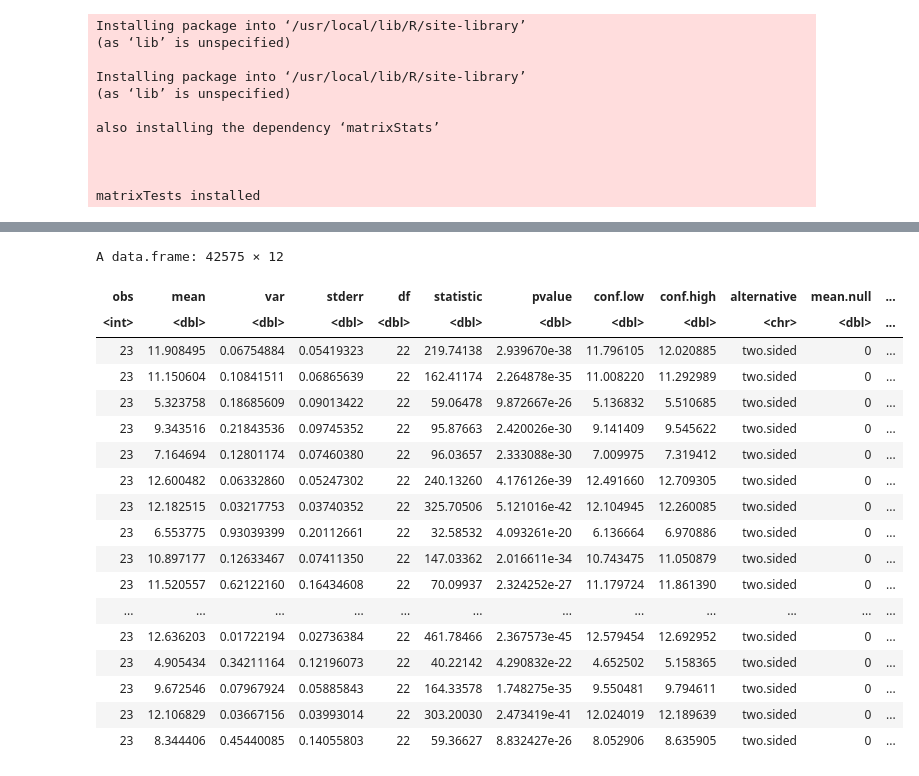
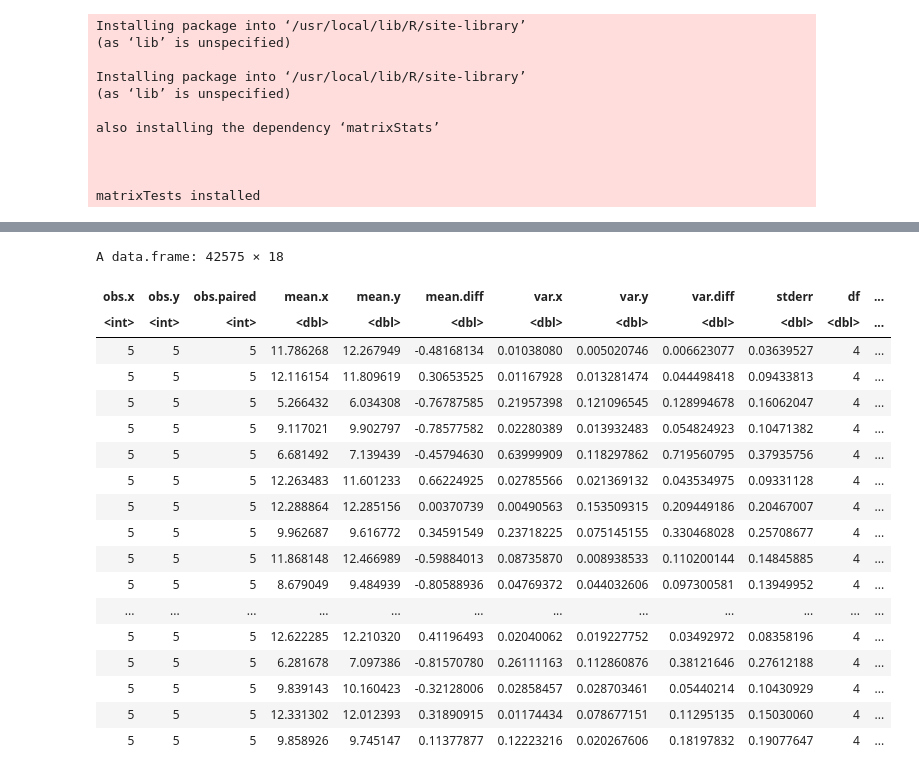
Before and after one commit to almedida/thesis, a Jupyter notebook: t_test.ipynb, the cells around one changed output, grey strips where cells are left out. Cells and saved outputs as stored; diff of their text form; code cells hidden in the pictures.

```diff
--- a/t_test.ipynb
+++ b/t_test.ipynb
@@ -70,27 +64,27 @@ dataExprBALBTech_df_N <- data.matrix(dataExprBALBTech_df, rownames.force = NA)
 # %%
-dataExprBALBTech_df_ttest
+kidney_ttest
 
-write.csv(dataExprBALBTech_df_ttest, "datExprBALBTech_ttest.csv")
+write.csv(kidney_ttest, "kidney_ttest.csv")
 # %% [output]
-A data.frame: 42575 × 12
+A data.frame: 42575 × 18
-| obs | mean | var | stderr | df | statistic | pvalue | conf.low | conf.high | alternative | mean.null | ... |
-| <int> | <dbl> | <dbl> | <dbl> | <dbl> | <dbl> | <dbl> | <dbl> | <dbl> | <chr> | <dbl> | ... |
-| 23 | 11.908495 | 0.06754884 | 0.05419323 | 22 | 219.74138 | 2.939670e-38 | 11.796105 | 12.020885 | two.sided | 0 | ... |
-| 23 | 11.150604 | 0.10841511 | 0.06865639 | 22 | 162.41174 | 2.264878e-35 | 11.008220 | 11.292989 | two.sided | 0 | ... |
-| 23 | 5.323758 | 0.18685609 | 0.09013422 | 22 | 59.06478 | 9.872667e-26 | 5.136832 | 5.510685 | two.sided | 0 | ... |
-| 23 | 9.343516 | 0.21843536 | 0.09745352 | 22 | 95.87663 | 2.420026e-30 | 9.141409 | 9.545622 | two.sided | 0 | ... |
-| 23 | 7.164694 | 0.12801174 | 0.07460380 | 22 | 96.03657 | 2.333088e-30 | 7.009975 | 7.319412 | two.sided | 0 | ... |
-| 23 | 12.600482 | 0.06332860 | 0.05247302 | 22 | 240.13260 | 4.176126e-39 | 12.491660 | 12.709305 | two.sided | 0 | ... |
-| 23 | 12.182515 | 0.03217753 | 0.03740352 | 22 | 325.70506 | 5.121016e-42 | 12.104945 | 12.260085 | two.sided | 0 | ... |
-| 23 | 6.553775 | 0.93039399 | 0.20112661 | 22 | 32.58532 | 4.093261e-20 | 6.136664 | 6.970886 | two.sided | 0 | ... |
-| 23 | 10.897177 | 0.12633467 | 0.07411350 | 22 | 147.03362 | 2.016611e-34 | 10.743475 | 11.050879 | two.sided | 0 | ... |
-| 23 | 11.520557 | 0.62122160 | 0.16434608 | 22 | 70.09937 | 2.324252e-27 | 11.179724 | 11.861390 | two.sided | 0 | ... |
+| obs.x | obs.y | obs.paired | mean.x | mean.y | mean.diff | var.x | var.y | var.diff | stderr | df | ... |
+| <int> | <int> | <int> | <dbl> | <dbl> | <dbl> | <dbl> | <dbl> | <dbl> | <dbl> | <dbl> | ... |
+| 5 | 5 | 5 | 11.786268 | 12.267949 | -0.48168134 | 0.01038080 | 0.005020746 | 0.006623077 | 0.03639527 | 4 | ... |
+| 5 | 5 | 5 | 12.116154 | 11.809619 | 0.30653525 | 0.01167928 | 0.013281474 | 0.044498418 | 0.09433813 | 4 | ... |
+| 5 | 5 | 5 | 5.266432 | 6.034308 | -0.76787585 | 0.21957398 | 0.121096545 | 0.128994678 | 0.16062047 | 4 | ... |
+| 5 | 5 | 5 | 9.117021 | 9.902797 | -0.78577582 | 0.02280389 | 0.013932483 | 0.054824923 | 0.10471382 | 4 | ... |
+| 5 | 5 | 5 | 6.681492 | 7.139439 | -0.45794630 | 0.63999909 | 0.118297862 | 0.719560795 | 0.37935756 | 4 | ... |
+| 5 | 5 | 5 | 12.263483 | 11.601233 | 0.66224925 | 0.02785566 | 0.021369132 | 0.043534975 | 0.09331128 | 4 | ... |
+| 5 | 5 | 5 | 12.288864 | 12.285156 | 0.00370739 | 0.00490563 | 0.153509315 | 0.209449186 | 0.20467007 | 4 | ... |
+| 5 | 5 | 5 | 9.962687 | 9.616772 | 0.34591549 | 0.23718225 | 0.075145155 | 0.330468028 | 0.25708677 | 4 | ... |
+| 5 | 5 | 5 | 11.868148 | 12.466989 | -0.59884013 | 0.08735870 | 0.008938533 | 0.110200144 | 0.14845885 | 4 | ... |
+| 5 | 5 | 5 | 8.679049 | 9.484939 | -0.80588936 | 0.04769372 | 0.044032606 | 0.097300581 | 0.13949952 | 4 | ... |
 | ... | ... | ... | ... | ... | ... | ... | ... | ... | ... | ... | ... |
-| 23 | 12.636203 | 0.01722194 | 0.02736384 | 22 | 461.78466 | 2.367573e-45 | 12.579454 | 12.692952 | two.sided | 0 | ... |
-| 23 | 4.905434 | 0.34211164 | 0.12196073 | 22 | 40.22142 | 4.290832e-22 | 4.652502 | 5.158365 | two.sided | 0 | ... |
-| 23 | 9.672546 | 0.07967924 | 0.05885843 | 22 | 164.33578 | 1.748275e-35 | 9.550481 | 9.794611 | two.sided | 0 | ... |
-| 23 | 12.106829 | 0.03667156 | 0.03993014 | 22 | 303.20030 | 2.473419e-41 | 12.024019 | 12.189639 | two.sided | 0 | ... |
-| 23 | 8.344406 | 0.45440085 | 0.14055803 | 22 | 59.36627 | 8.832427e-26 | 8.052906 | 8.635905 | two.sided | 0 | ... |
+| 5 | 5 | 5 | 12.622285 | 12.210320 | 0.41196493 | 0.02040062 | 0.019227752 | 0.03492972 | 0.08358196 | 4 | ... |
+| 5 | 5 | 5 | 6.281678 | 7.097386 | -0.81570780 | 0.26111163 | 0.112860876 | 0.38121646 | 0.27612188 | 4 | ... |
+| 5 | 5 | 5 | 9.839143 | 10.160423 | -0.32128006 | 0.02858457 | 0.028703461 | 0.05440214 | 0.10430929 | 4 | ... |
+| 5 | 5 | 5 | 12.331302 | 12.012393 | 0.31890915 | 0.01174434 | 0.078677151 | 0.11295135 | 0.15030060 | 4 | ... |
+| 5 | 5 | 5 | 9.858926 | 9.745147 | 0.11377877 | 0.12223216 | 0.020267606 | 0.18197832 | 0.19077647 | 4 | ... |
 # %%
 #dataExprCBA_df_ttest
 
```
Also changed, not shown: parts of 9 cells of this notebook.
